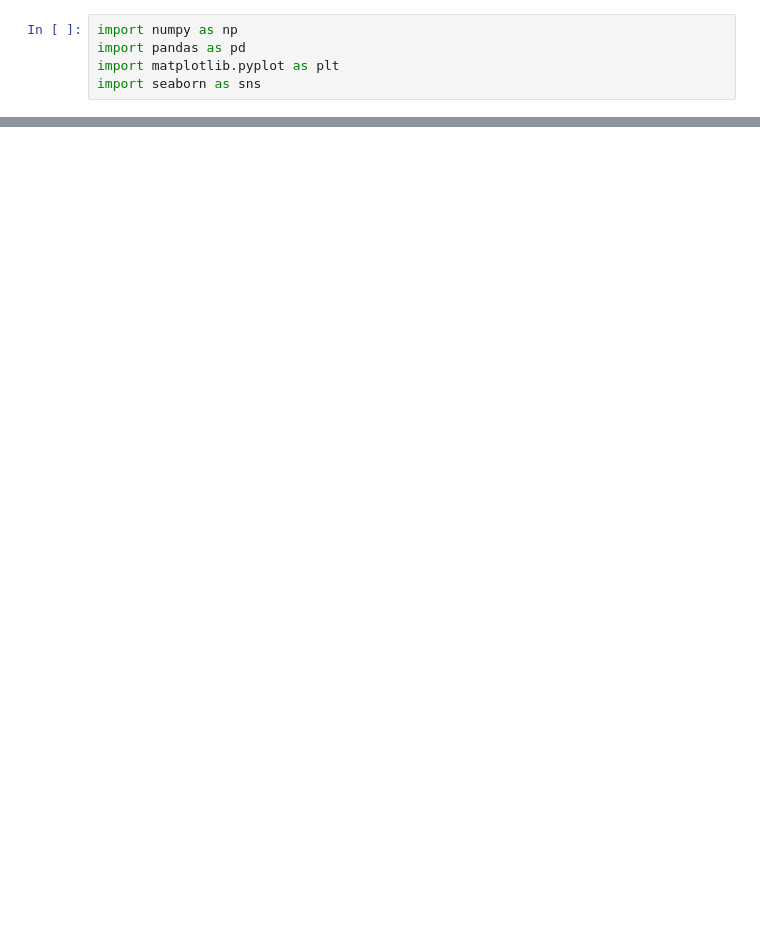
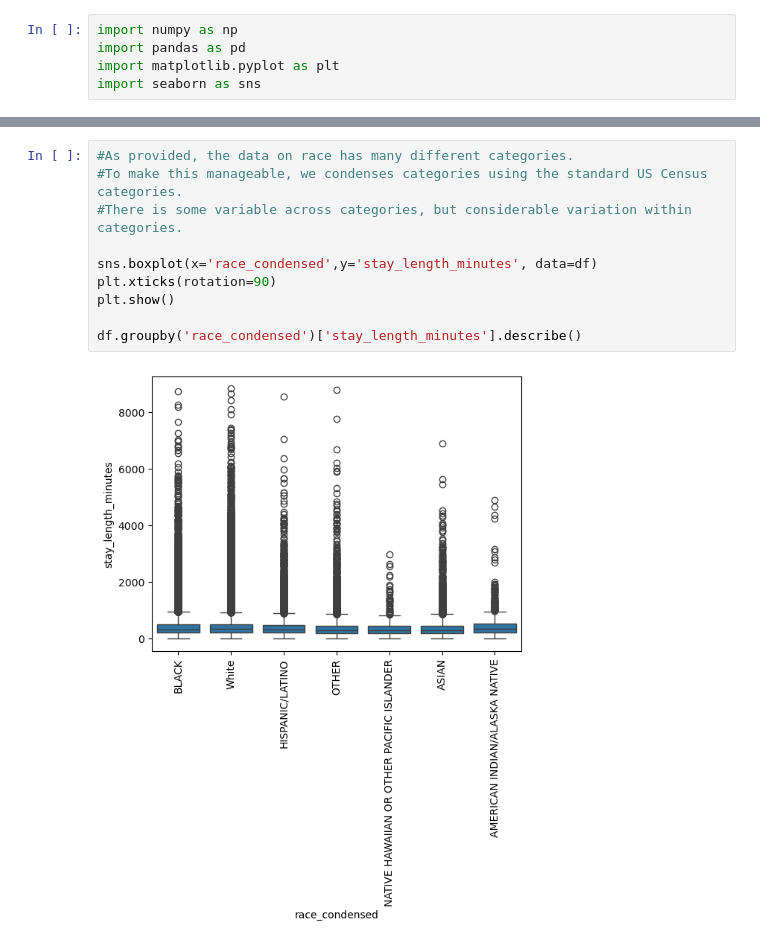
Before and after one commit to ewiesner/Emergency-Department-Wait-Times-, a Jupyter notebook: EDA.ipynb, the cells around one changed output, grey strips where cells are left out. Drawn from its saved outputs; the diff is of its cells as text; blank space fills up the shorter version.

```diff
--- a/EDA.ipynb
+++ b/EDA.ipynb
@@ -314,0 +64,12 @@ plt.show()
+# %%
+#As provided, the data on race has many different categories.
+#To make this manageable, we condenses categories using the standard US Census categories.
+#There is some variable across categories, but considerable variation within categories.
+
+sns.boxplot(x='race_condensed',y='stay_length_minutes', data=df)
+plt.xticks(rotation=90)
+plt.show()
+
+df.groupby('race_condensed')['stay_length_minutes'].describe()
+# %% [output]
+[figure, added]
```
Also changed, not shown: parts of 40 cells of this notebook, 4 other files.
